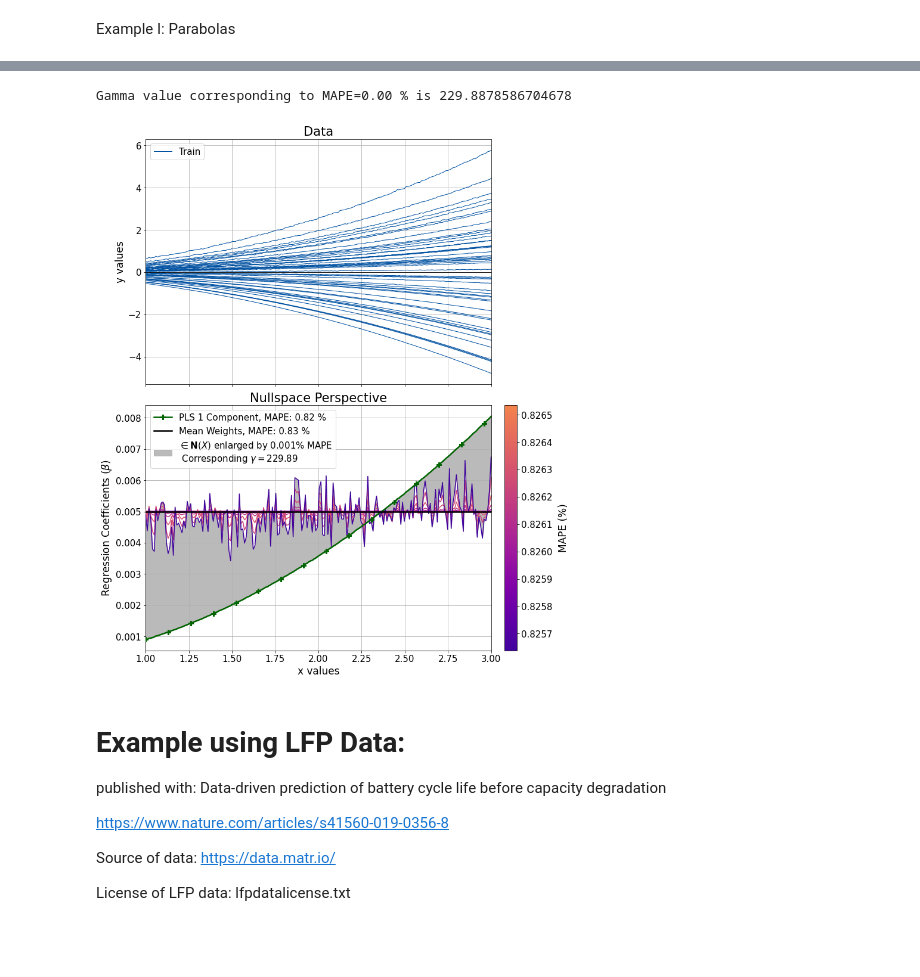
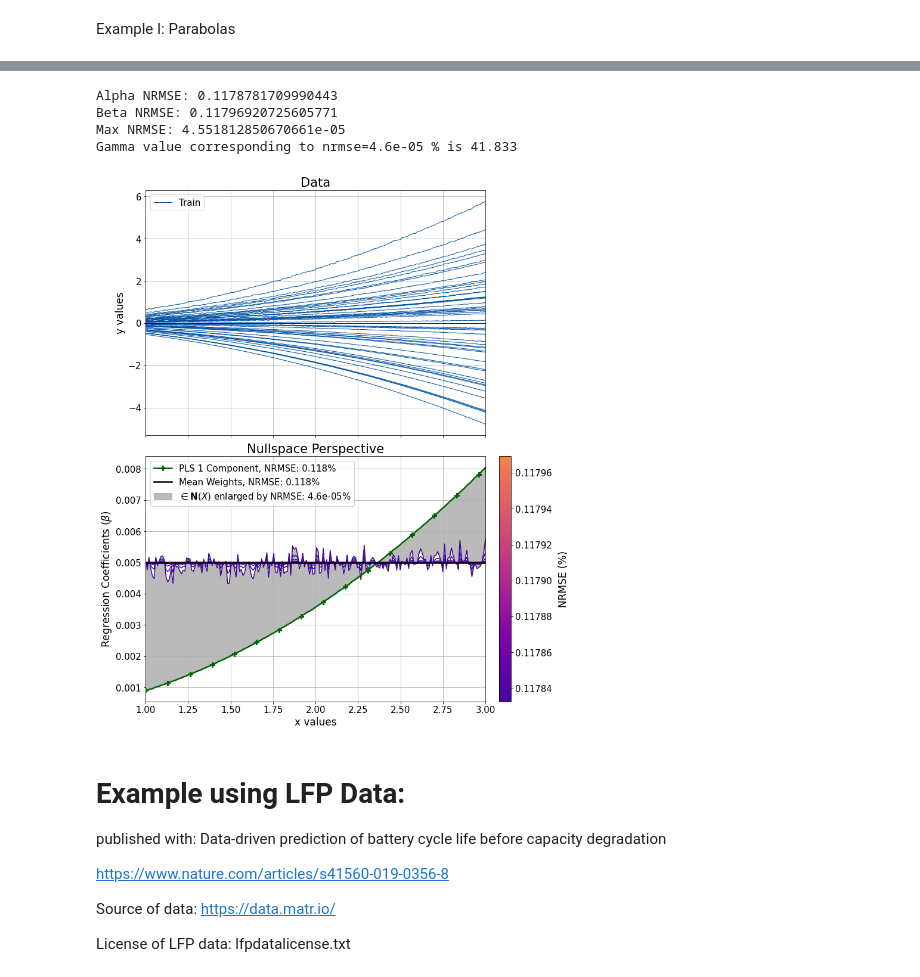
Before and after one commit to JoachimSchaeffer/HDRegAnalytics, a Jupyter notebook: nullspace_methodolody_exmaples.ipynb, the cells around one changed output, grey strips where cells are left out. Cells and saved outputs as stored; diff of their text form; code cells hidden in the pictures; blank space fills up the shorter version.

```diff
--- a/nullspace_methodolody_exmaples.ipynb
+++ b/nullspace_methodolody_exmaples.ipynb
@@ -36,12 +36,18 @@ from src.helper import optimise_pls_cv
 # Data path
 data_path = './data/'
 
+# If outlier should be removed.
+remove_outlier = False
+
 # Shall plots be saved?
 save_plots = False
 
 # Path to save plots
-# save_plot_path = './../Nullspace/Figures/'
-save_plot_path = './results/'
+if remove_outlier:
+    save_plot_path = './results/NullspaceNoOutlier/'
+else:
+    save_plot_path = './results/Nullspace/'
+    # save_plot_path = './../Nullspace/Figures/'
 
 plt.style.use('./styles/plots.mplstyle')
 
@@ -141,16 +150,19 @@ nulls_parab, fig, ax = nulls_parab.nullspace_correction(
 # %%
 dml_parab_n, fig, ax = nulls_parab_n.nullspace_correction(
     key_alpha = 'PLS 1 Comp.', w_alpha_name='PLS 1 Component',
     w_beta = mean_reg_coef, w_beta_name='Mean Weights', std=False,
-    plot_results=True, save_plot=save_plots, path_save=save_plot_path, file_name='Polynomial_example_noise.pdf', max_mape=-0.5)
+    plot_results=True, save_plot=save_plots, path_save=save_plot_path, file_name='Polynomial_example_noise.pdf', max_nrmse=-0.5)
 
 # ax[1].plot(dml_parab.x, dml_parab.weights_std['PLS 1 Comp. std'])
 # ax[1].plot(dml_parab.x, dml_parab.weights_std_retrans['PLS 1 Comp. std retrans'])
 # if save_plots:
 #     fig.savefig(save_plot_path + 'Polynomial_example_noise.pdf')
 # %% [output]
-Gamma value corresponding to MAPE=0.00 % is 229.8878586704678
+Alpha NRMSE: 0.1178781709990443
+Beta NRMSE: 0.11796920725605771
+Max NRMSE: 4.551812850670661e-05
+Gamma value corresponding to nrmse=4.6e-05 % is 41.833
-[figure, old version]
+[figure, new version]
 # %% [markdown]
 # Example using LFP Data:
 
```
Also changed, not shown: parts of 15 cells of this notebook, 37 other files.
